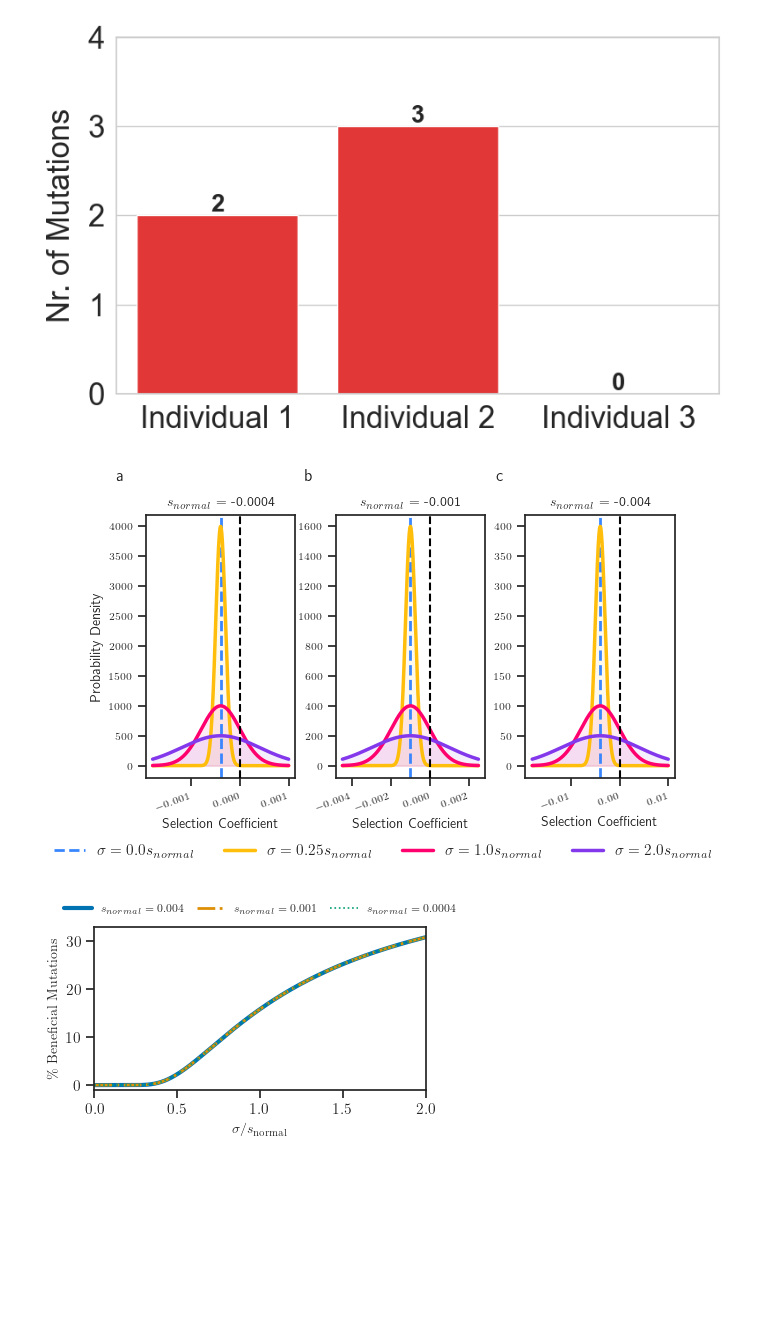
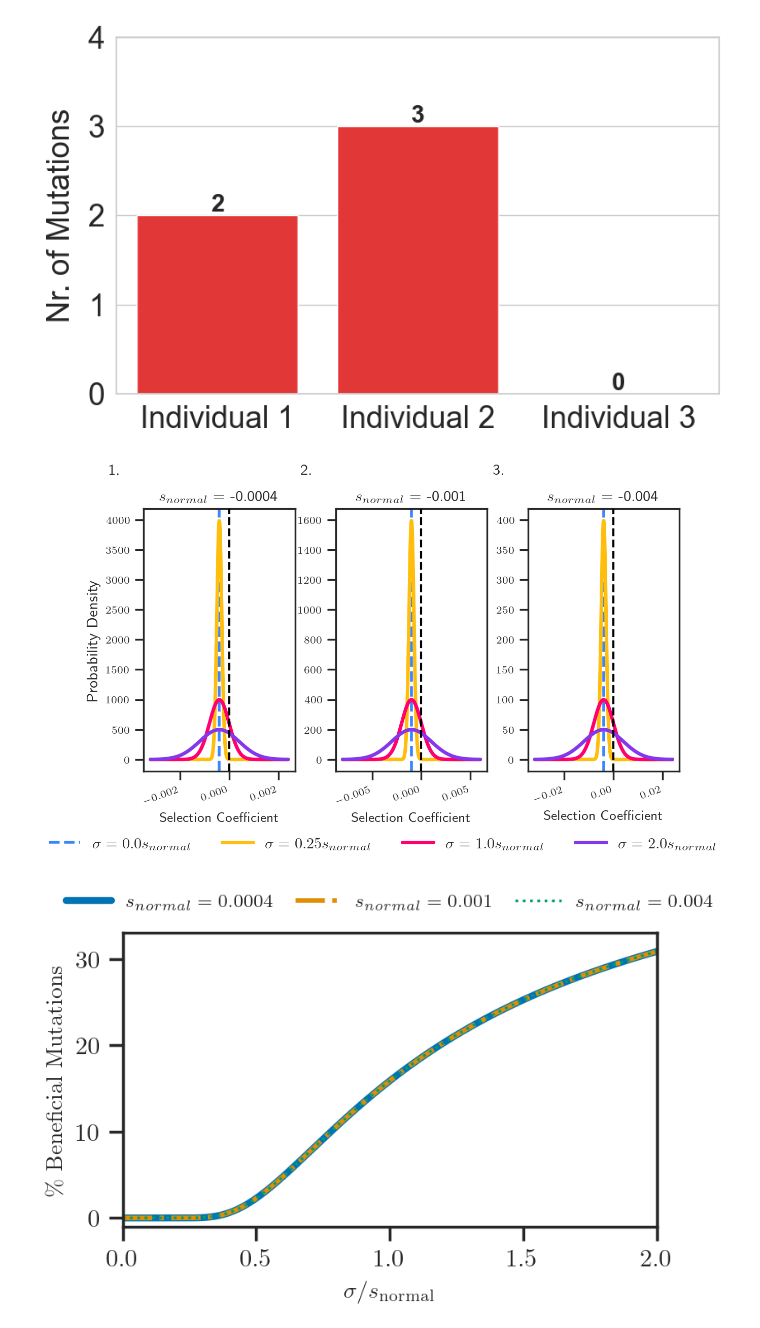
Before and after one commit to yjauslin/simplifying_evolution, a Jupyter notebook: model_figure.ipynb, the cells around one changed output. Drawn from its saved outputs; the diff is of its cells as text; code cells hidden in the pictures; blank space fills up the shorter version.

Commit message:
modified model figures

```diff
--- a/model_figure.ipynb
+++ b/model_figure.ipynb
@@ -651,7 +651,7 @@ fig_height = fig_width / 1.618
 means = [-0.0004, -0.001, -0.004]
 sd_multipliers = [0.0, 0.25, 1.0, 2.0]
 
-subfig_labels = ["a", "b", "c"]
+subfig_labels = ["1.", "2.", "3."]
 
 # Create a figure with 1 row and 3 columns
 fig, axes = plt.subplots(1, 3, figsize=(fig_width, fig_height), sharey=False)
@@ -663,7 +663,7 @@ for i, mean in enumerate(means):
     # Define a broad x range centered around the current mean for plotting
     # Using the largest SD (1.0 * mean) to capture the widest distribution
     abs_mean = abs(mean)
-    max_sd = 1.0 * abs_mean
+    max_sd = max(sd_multipliers) * abs_mean
     x = np.linspace(mean - 3.5 * max_sd, mean + 3.5 * max_sd, 500)
 
     # Plot each standard deviation
@@ -678,12 +678,10 @@ for i, mean in enumerate(means):
             # Calculate the normal PDF
             y = stats.norm.pdf(x, mean, sd)
             ax.plot(x, y, color=cb_palette[j], linewidth=2.5, label=label)
-            # Optional: Add a light fill for better visibility
-            ax.fill_between(x, y, color=cb_palette[j], alpha=0.08)
     ax.axvline(x=0, color='black', linestyle='--', linewidth=1.5, zorder=3)
 
     # Subplot styling
-    ax.set_title(axis_title:=f"$s_{{normal}}$ = {mean}", fontsize=10, pad=6)
+    ax.set_title(axis_title:=f"$s_{{normal}}$ = {mean}", fontsize=11, pad=6)
     ax.set_xlabel("Selection Coefficient", fontsize=10, labelpad=4)
     ax.tick_params(axis='both', which='major', labelsize=7.5)
 
@@ -691,9 +689,9 @@ for i, mean in enumerate(means):
 
     plt.setp(ax.get_xticklabels(), rotation=20, ha='right')
     ax.text(-0.15, 1.12, subfig_labels[i], transform=ax.transAxes,
-            fontsize=12, fontweight='bold', va='bottom', ha='right')
+            fontsize=11, fontweight='bold', va='bottom', ha='right')
     if i == 0:
-        ax.set_ylabel("Probability Density", fontsize=10, labelpad=4)
+        ax.set_ylabel("Probability Density", fontsize=11, labelpad=4)
 
 # Collect handles and labels to remove duplicates for a single horizontal legend
 handles, labels = [], []
@@ -714,7 +712,7 @@ plt.tight_layout(pad=0.2)
 fig.savefig("tmp/figures/selection_coefficient_distributions.jpg", dpi=600, bbox_inches="tight")
 plt.show()
 # %% [output]
-[figure, old version]
+[figure, new version]
 # %%
 import numpy as np
 import matplotlib.pyplot as plt
@@ -733,11 +731,11 @@ plt.rcParams.update({
     "font.serif": ["Computer Modern Roman"],
 })
 
-fig_width = 426.79134 / 72.27 * 0.75
+fig_width = 426.79134 / 72.27 * 0.7
 fig_height = fig_width / 1.618
 
 # Define negative selection coefficients (s)
-selection_coefficients = [-0.004, -0.001, -0.0004]
+selection_coefficients = [-0.0004, -0.001, -0.004]
 
 # Define range for Ratio (sigma / |s|) from 0 to 2
 ratios = np.linspace(0.0001, 2.0, 500)
@@ -763,31 +761,31 @@ for i, s in enumerate(selection_coefficients):
         color=palette[i],
         linestyle=linestyles[i],
         linewidth=linewidths[i]
     )
 
 # Formatting labels
 ax.set_xlabel(r'$\sigma / s_{\mathrm{normal}}$', fontsize=10)
 ax.set_ylabel('\% Beneficial Mutations', fontsize=10)
 
 # Single horizontal legend bar on top of the plot surface
 ax.legend(
     loc='lower center',
     bbox_to_anchor=(0.5, 1.02),
     ncols=3,                  # Arrange entries horizontally in 3 columns
     frameon=False,
     fontsize=8,
     handlelength=2.5,
     columnspacing=1.2
 )
 
 ax.set_xlim(0, 2)
 ax.set_ylim(-1, 33)
 
 # Ensure tight layout accommodates the legend above the plot
 plt.tight_layout(pad=0.1)
 fig.savefig("tmp/figures/percent_beneficial_mutations.jpg", dpi=600, bbox_inches="tight")
 
 # Display the figure
 plt.show()
 # %% [output]
-[figure, old version]
+[figure, new version]
```
